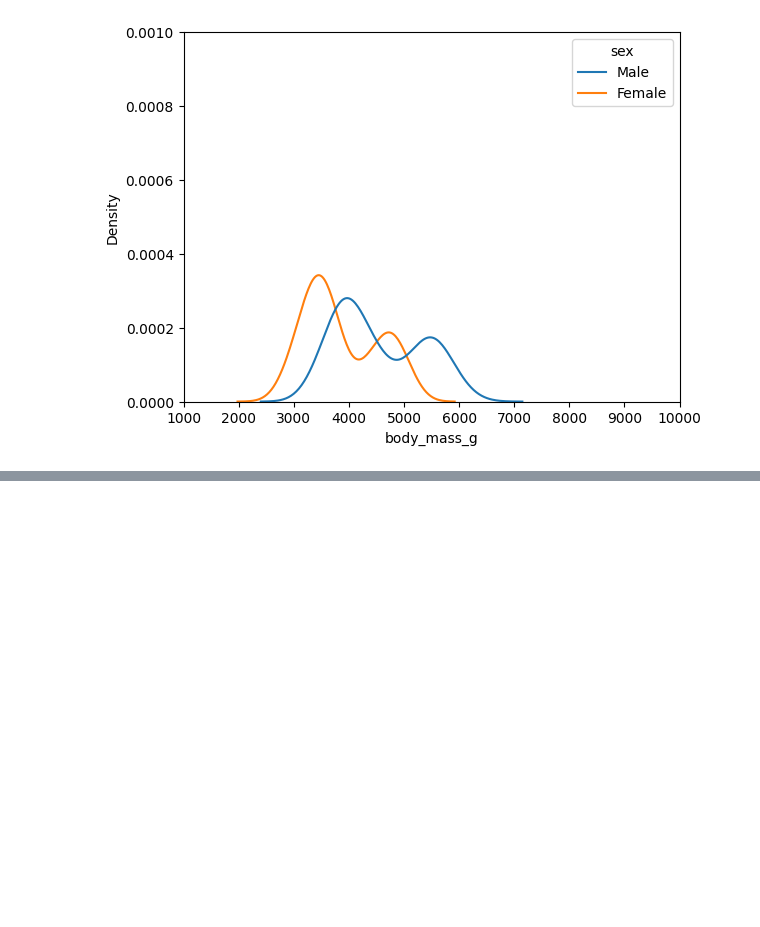
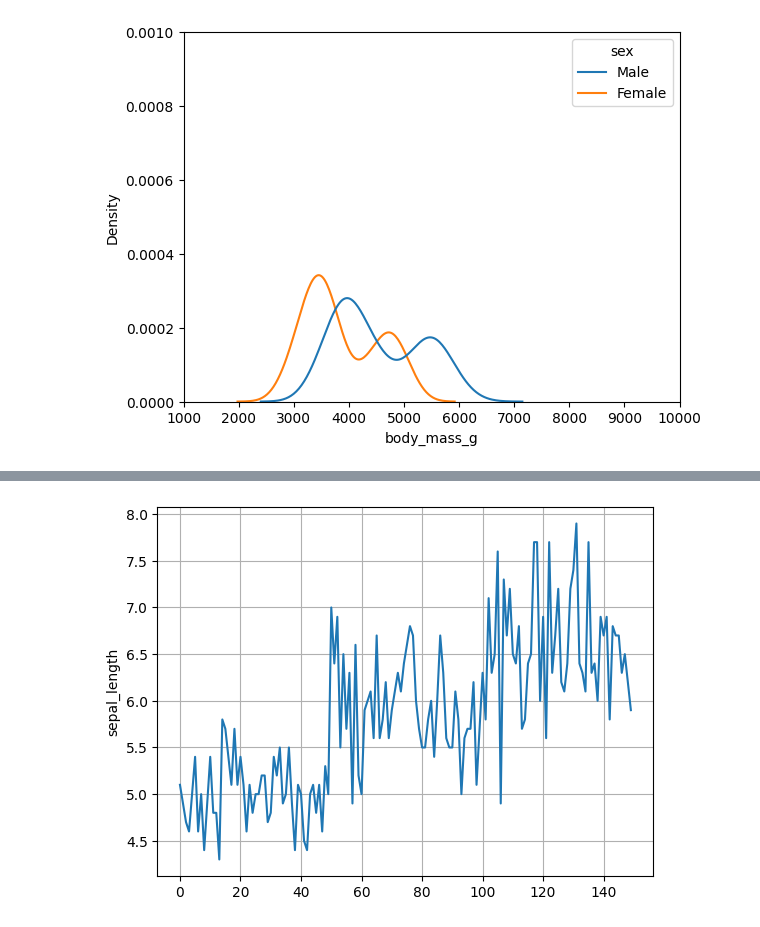
Before and after one commit to tiod0611/practice_language, a Jupyter notebook: python/ML/seaborn_tutorials/kdeplot.ipynb, the cells around one changed output, grey strips where cells are left out. Cells and saved outputs as stored; diff of their text form; code cells hidden in the pictures; blank space fills up the shorter version.

```diff
--- a/python/ML/seaborn_tutorials/kdeplot.ipynb
+++ b/python/ML/seaborn_tutorials/kdeplot.ipynb
@@ -28,0 +78,6 @@ plt.show()
+# %%
+sns.lineplot(data['sepal_length'])
+plt.grid()
+plt.show()
+# %% [output]
+[figure, added]
```
Also changed, not shown: parts of 12 cells of this notebook.
